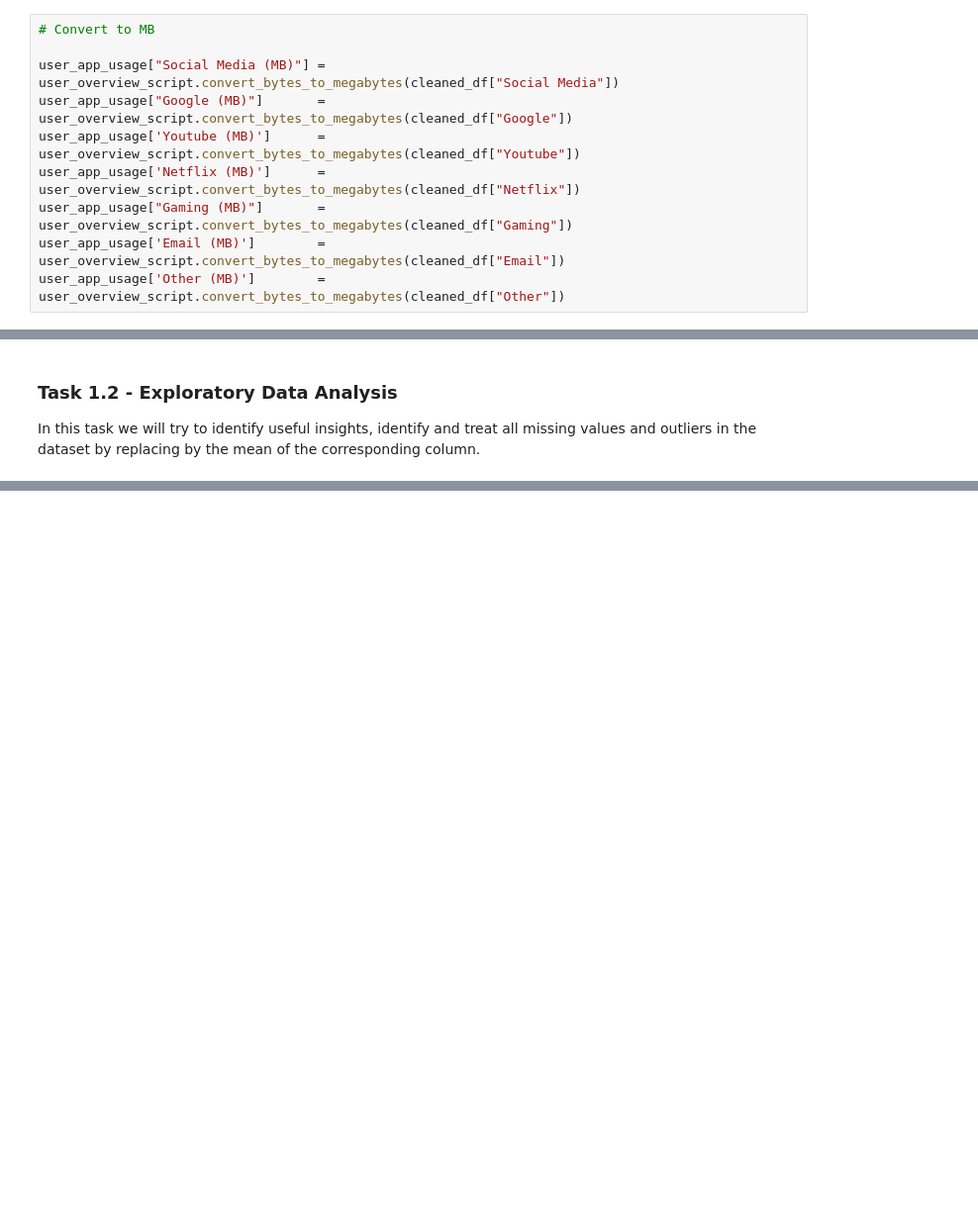
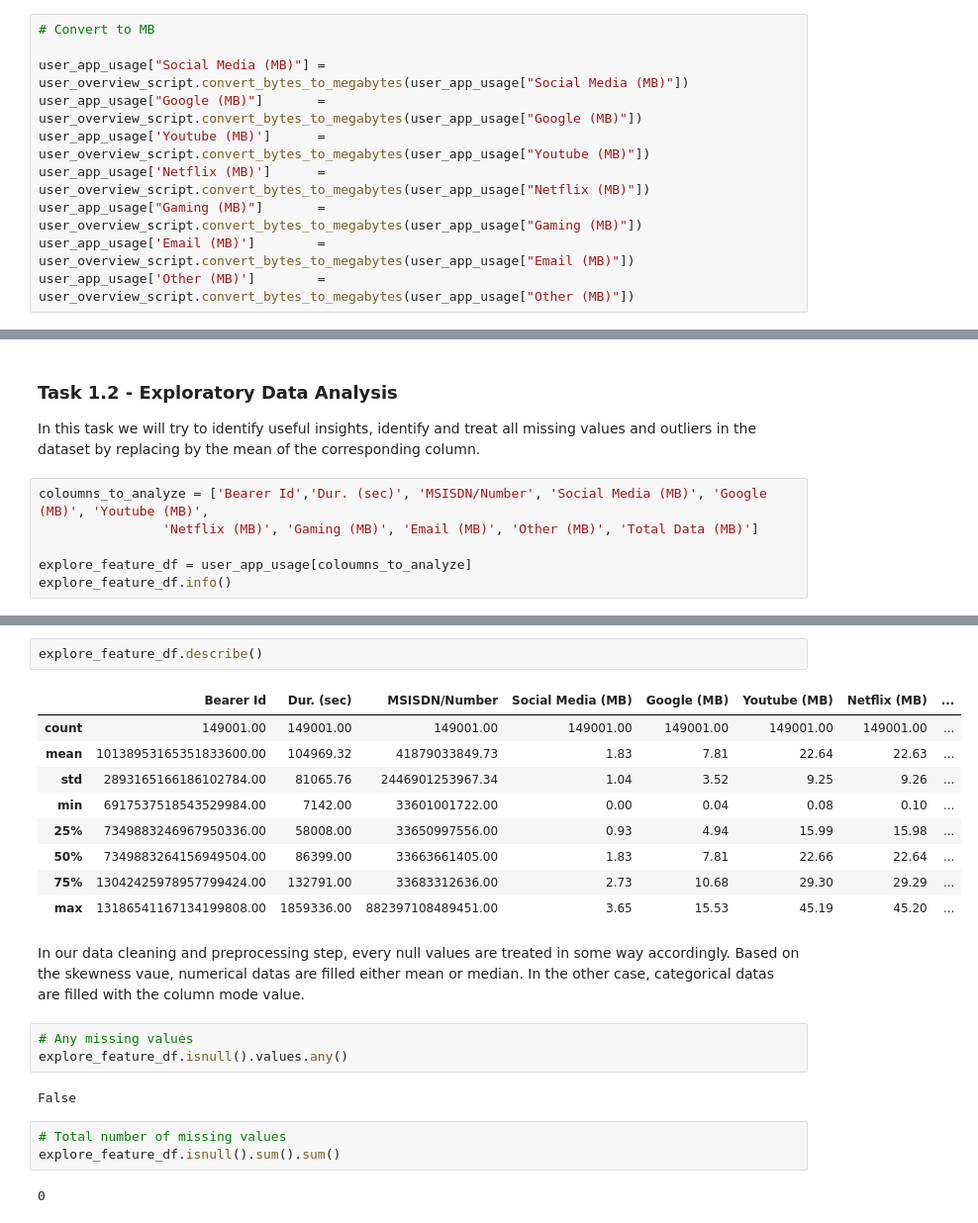
Before and after one commit to bkget/Telecom-Data-Analysis, a Jupyter notebook: notebooks/2_user_overview_analysis.ipynb, the cells around one changed output, grey strips where cells are left out. Shown at 99% size. Cells and saved outputs as stored; diff of their text form; blank space fills up the shorter version.

Commit message:
Check for null values

```diff
--- a/notebooks/2_user_overview_analysis.ipynb
+++ b/notebooks/2_user_overview_analysis.ipynb
@@ -166,13 +166,13 @@ user_app_usage['Total Data (MB)']   = user_app_usage['Total UL (MB)'] + user_app
 # %%
 # Convert to MB
 
-user_app_usage["Social Media (MB)"] = user_overview_script.convert_bytes_to_megabytes(cleaned_df["Social Media"])
-user_app_usage["Google (MB)"]       = user_overview_script.convert_bytes_to_megabytes(cleaned_df["Google"])
-user_app_usage['Youtube (MB)']      = user_overview_script.convert_bytes_to_megabytes(cleaned_df["Youtube"])
-user_app_usage['Netflix (MB)']      = user_overview_script.convert_bytes_to_megabytes(cleaned_df["Netflix"])
-user_app_usage["Gaming (MB)"]       = user_overview_script.convert_bytes_to_megabytes(cleaned_df["Gaming"])
-user_app_usage['Email (MB)']        = user_overview_script.convert_bytes_to_megabytes(cleaned_df["Email"])
-user_app_usage['Other (MB)']        = user_overview_script.convert_bytes_to_megabytes(cleaned_df["Other"])
+user_app_usage["Social Media (MB)"] = user_overview_script.convert_bytes_to_megabytes(user_app_usage["Social Media (MB)"])
+user_app_usage["Google (MB)"]       = user_overview_script.convert_bytes_to_megabytes(user_app_usage["Google (MB)"])
+user_app_usage['Youtube (MB)']      = user_overview_script.convert_bytes_to_megabytes(user_app_usage["Youtube (MB)"])
+user_app_usage['Netflix (MB)']      = user_overview_script.convert_bytes_to_megabytes(user_app_usage["Netflix (MB)"])
+user_app_usage["Gaming (MB)"]       = user_overview_script.convert_bytes_to_megabytes(user_app_usage["Gaming (MB)"])
+user_app_usage['Email (MB)']        = user_overview_script.convert_bytes_to_megabytes(user_app_usage["Email (MB)"])
+user_app_usage['Other (MB)']        = user_overview_script.convert_bytes_to_megabytes(user_app_usage["Other (MB)"])
 # %%
 app_columns = ['MSISDN/Number','Social Media (MB)','Google (MB)', 'Youtube (MB)','Netflix (MB)', \
               'Gaming (MB)', 'Email (MB)', 'Other (MB)', 'Total Data (MB)']
@@ -195,3 +195,9 @@ user_app_behavior
 # %% [markdown]
 ### **Task 1.2** - Exploratory Data Analysis
 In this task we will try to identify useful insights, identify and treat all missing values and outliers in the dataset by replacing by the mean of the corresponding column.
+# %%
+coloumns_to_analyze = ['Bearer Id','Dur. (sec)', 'MSISDN/Number', 'Social Media (MB)', 'Google (MB)', 'Youtube (MB)',
+                'Netflix (MB)', 'Gaming (MB)', 'Email (MB)', 'Other (MB)', 'Total Data (MB)']
+
+explore_feature_df = user_app_usage[coloumns_to_analyze]
+explore_feature_df.info()
@@ -197,0 +221,24 @@ In this task we will try to identify useful insights, identify and treat all mis
+# %%
+explore_feature_df.describe()
+# %% [output]
+|  | Bearer Id | Dur. (sec) | MSISDN/Number | Social Media (MB) | Google (MB) | Youtube (MB) | Netflix (MB) | ... |
+| count | 149001.00 | 149001.00 | 149001.00 | 149001.00 | 149001.00 | 149001.00 | 149001.00 | ... |
+| mean | 10138953165351833600.00 | 104969.32 | 41879033849.73 | 1.83 | 7.81 | 22.64 | 22.63 | ... |
+| std | 2893165166186102784.00 | 81065.76 | 2446901253967.34 | 1.04 | 3.52 | 9.25 | 9.26 | ... |
+| min | 6917537518543529984.00 | 7142.00 | 33601001722.00 | 0.00 | 0.04 | 0.08 | 0.10 | ... |
+| 25% | 7349883246967950336.00 | 58008.00 | 33650997556.00 | 0.93 | 4.94 | 15.99 | 15.98 | ... |
+| 50% | 7349883264156949504.00 | 86399.00 | 33663661405.00 | 1.83 | 7.81 | 22.66 | 22.64 | ... |
+| 75% | 13042425978957799424.00 | 132791.00 | 33683312636.00 | 2.73 | 10.68 | 29.30 | 29.29 | ... |
+| max | 13186541167134199808.00 | 1859336.00 | 882397108489451.00 | 3.65 | 15.53 | 45.19 | 45.20 | ... |
+# %% [markdown]
+In our data cleaning and preprocessing step, every null values are treated in some way accordingly. Based on the skewness vaue, numerical datas are filled either mean or median. In the other case, categorical datas are filled with the column mode value.
+# %%
+# Any missing values
+explore_feature_df.isnull().values.any()
+# %% [output]
+False
+# %%
+# Total number of missing values
+explore_feature_df.isnull().sum().sum()
+# %% [output]
+0
```
Also changed, not shown: parts of 2 cells of this notebook.
